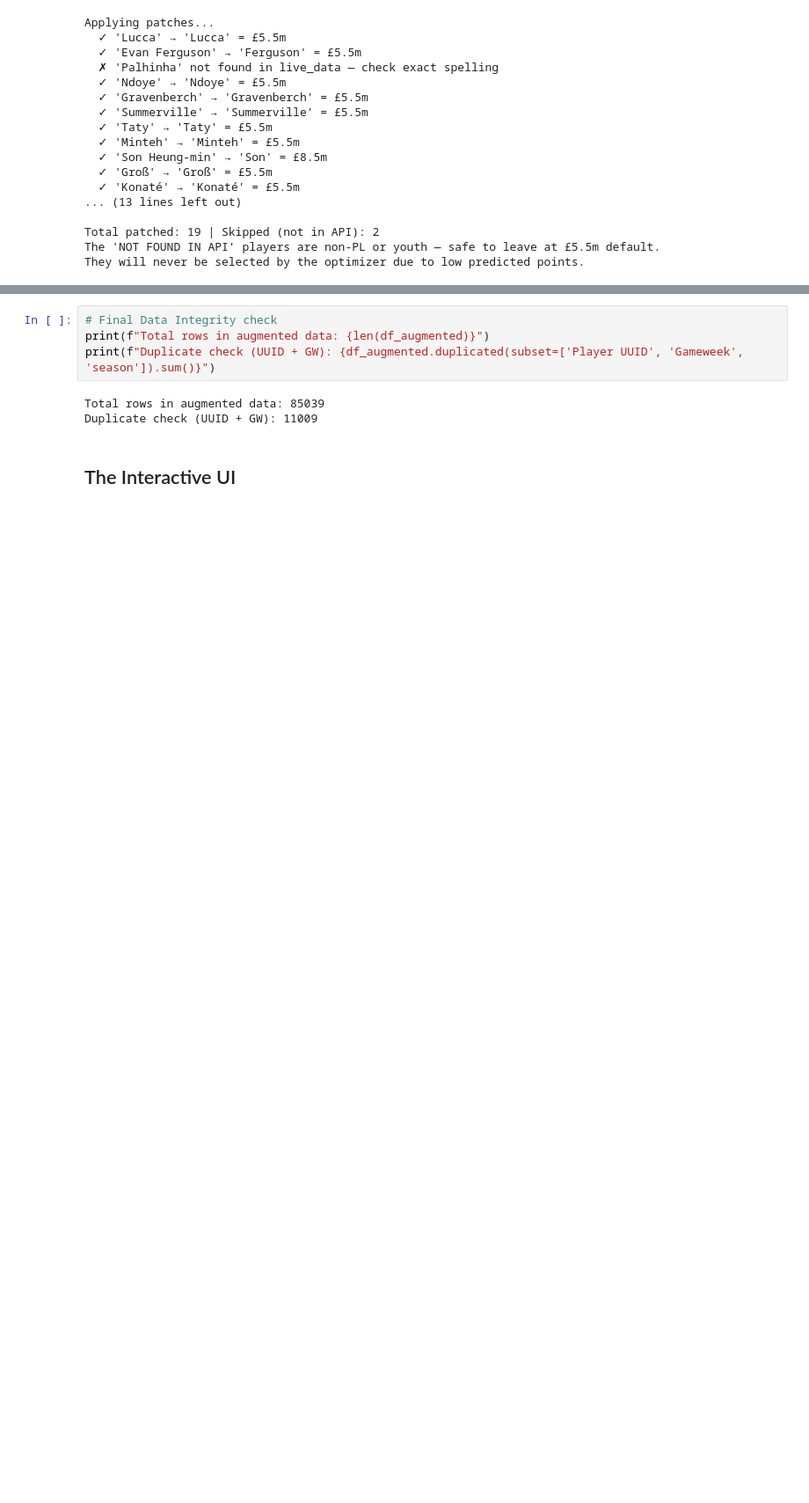
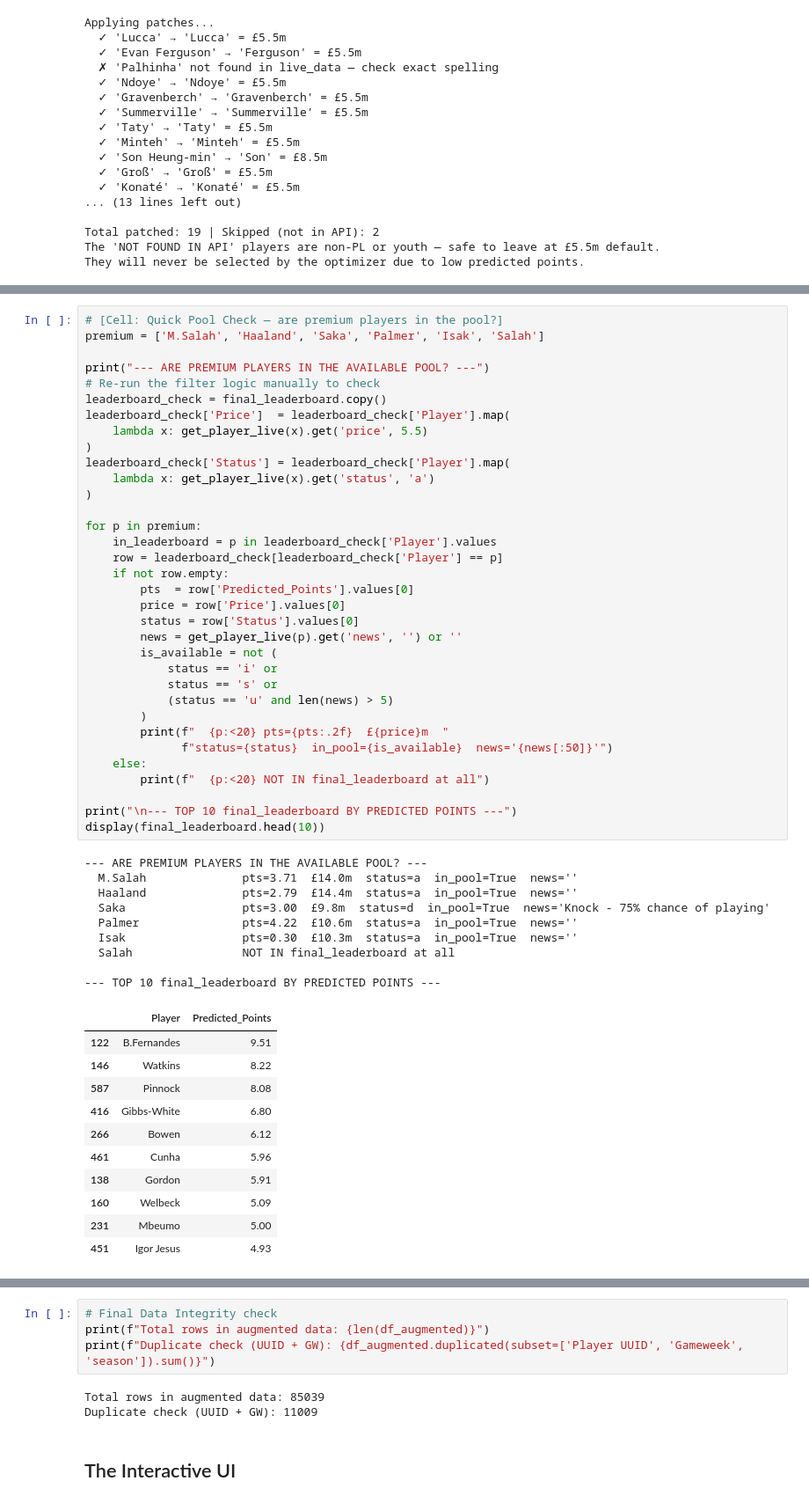
Before and after one commit to sophiedelrey/fpl_pipeline, a Jupyter notebook: models/forecaster_pro.ipynb, the cells around one changed output, grey strips where cells are left out. Shown at 88% size. Cells and saved outputs as stored; diff of their text form; blank space fills up the shorter version.

```diff
--- a/models/forecaster_pro.ipynb
+++ b/models/forecaster_pro.ipynb
@@ -6190,0 +6294,55 @@ VICE-CAPTAIN: Gibbs-White (Blended Score: 13.99)
+# %%
+# [Cell: Quick Pool Check — are premium players in the pool?]
+premium = ['M.Salah', 'Haaland', 'Saka', 'Palmer', 'Isak', 'Salah']
+
+print("--- ARE PREMIUM PLAYERS IN THE AVAILABLE POOL? ---")
+# Re-run the filter logic manually to check
+leaderboard_check = final_leaderboard.copy()
+leaderboard_check['Price']  = leaderboard_check['Player'].map(
+    lambda x: get_player_live(x).get('price', 5.5)
+)
+leaderboard_check['Status'] = leaderboard_check['Player'].map(
+    lambda x: get_player_live(x).get('status', 'a')
+)
+
+for p in premium:
+    in_leaderboard = p in leaderboard_check['Player'].values
+    row = leaderboard_check[leaderboard_check['Player'] == p]
+    if not row.empty:
+        pts  = row['Predicted_Points'].values[0]
+        price = row['Price'].values[0]
+        status = row['Status'].values[0]
+        news = get_player_live(p).get('news', '') or ''
+        is_available = not (
+            status == 'i' or
+            status == 's' or
+            (status == 'u' and len(news) > 5)
+        )
+        print(f"  {p:<20} pts={pts:.2f}  £{price}m  "
+              f"status={status}  in_pool={is_available}  news='{news[:50]}'")
+    else:
+        print(f"  {p:<20} NOT IN final_leaderboard at all")
+
+print("\n--- TOP 10 final_leaderboard BY PREDICTED POINTS ---")
+display(final_leaderboard.head(10))
+# %% [output]
+--- ARE PREMIUM PLAYERS IN THE AVAILABLE POOL? ---
+  M.Salah              pts=3.71  £14.0m  status=a  in_pool=True  news=''
+  Haaland              pts=2.79  £14.4m  status=a  in_pool=True  news=''
+  Saka                 pts=3.00  £9.8m  status=d  in_pool=True  news='Knock - 75% chance of playing'
+  Palmer               pts=4.22  £10.6m  status=a  in_pool=True  news=''
+  Isak                 pts=0.30  £10.3m  status=a  in_pool=True  news=''
+  Salah                NOT IN final_leaderboard at all
+
+--- TOP 10 final_leaderboard BY PREDICTED POINTS ---
+|  | Player | Predicted_Points |
+| 122 | B.Fernandes | 9.51 |
+| 146 | Watkins | 8.22 |
+| 587 | Pinnock | 8.08 |
+| 416 | Gibbs-White | 6.80 |
+| 266 | Bowen | 6.12 |
+| 461 | Cunha | 5.96 |
+| 138 | Gordon | 5.91 |
+| 160 | Welbeck | 5.09 |
+| 231 | Mbeumo | 5.00 |
+| 451 | Igor Jesus | 4.93 |
```
Also changed, not shown: parts of 17 cells of this notebook.
